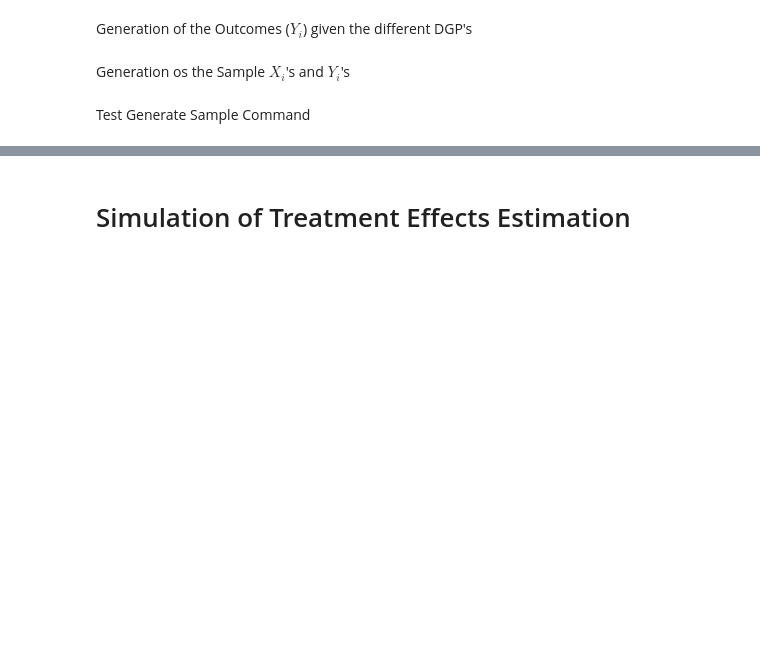
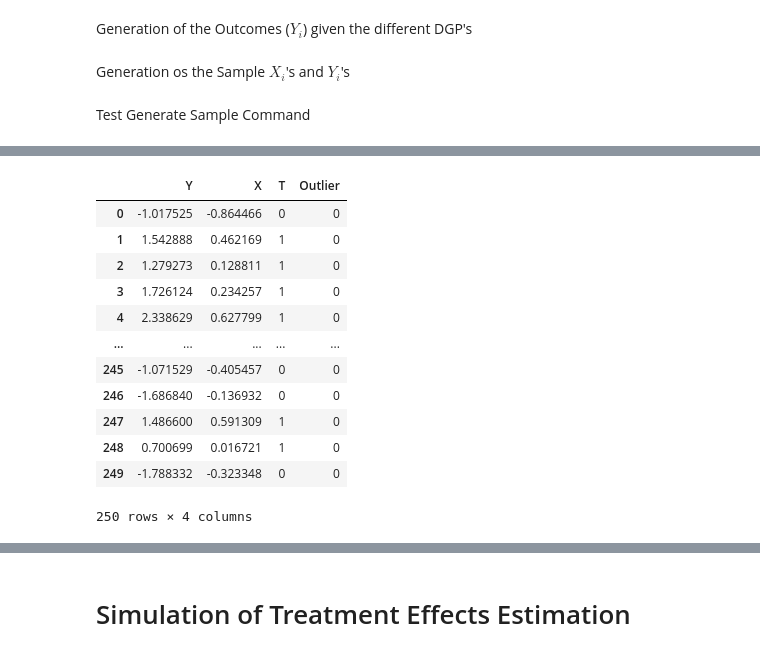
Before and after one commit to FranciscoPortilha/BSc2-Thesis---Robust-RDD, a Jupyter notebook: dev.ipynb, the cells around one changed output, grey strips where cells are left out. Cells and saved outputs as stored; diff of their text form; code cells hidden in the pictures; blank space fills up the shorter version.

```diff
--- a/dev.ipynb
+++ b/dev.ipynb
@@ -230,8 +230,6 @@ def genY(name, X, tau=0, L=0, alpha=0, beta=0):
     epsilon = np.random.normal(0,0.5,len(X))
     if name == 'Noack':
         Y = genY_noak(L,X,epsilon)
-    elif name == 'Basic':
-        Y = genY_basic(tau,X,epsilon)
     elif name == 'Basic Linear':
         Y = genY_basicLinear(tau,alpha,beta,X,epsilon)
     else:
@@ -293,3 +312,19 @@ sample = genSample('Basic Linear',1000,2,printPlot=True)
+# %%
+sample
+# %% [output]
+|  | Y | X | T | Outlier |
+| 0 | -1.017525 | -0.864466 | 0 | 0 |
+| 1 | 1.542888 | 0.462169 | 1 | 0 |
+| 2 | 1.279273 | 0.128811 | 1 | 0 |
+| 3 | 1.726124 | 0.234257 | 1 | 0 |
+| 4 | 2.338629 | 0.627799 | 1 | 0 |
+| ... | ... | ... | ... | ... |
+| 245 | -1.071529 | -0.405457 | 0 | 0 |
+| 246 | -1.686840 | -0.136932 | 0 | 0 |
+| 247 | 1.486600 | 0.591309 | 1 | 0 |
+| 248 | 0.700699 | 0.016721 | 1 | 0 |
+| 249 | -1.788332 | -0.323348 | 0 | 0 |
+250 rows × 4 columns
 # %%
 def genExog(sample, intercept=False):
     exog = sample.copy()
```
Also changed, not shown: parts of 12 cells of this notebook.
